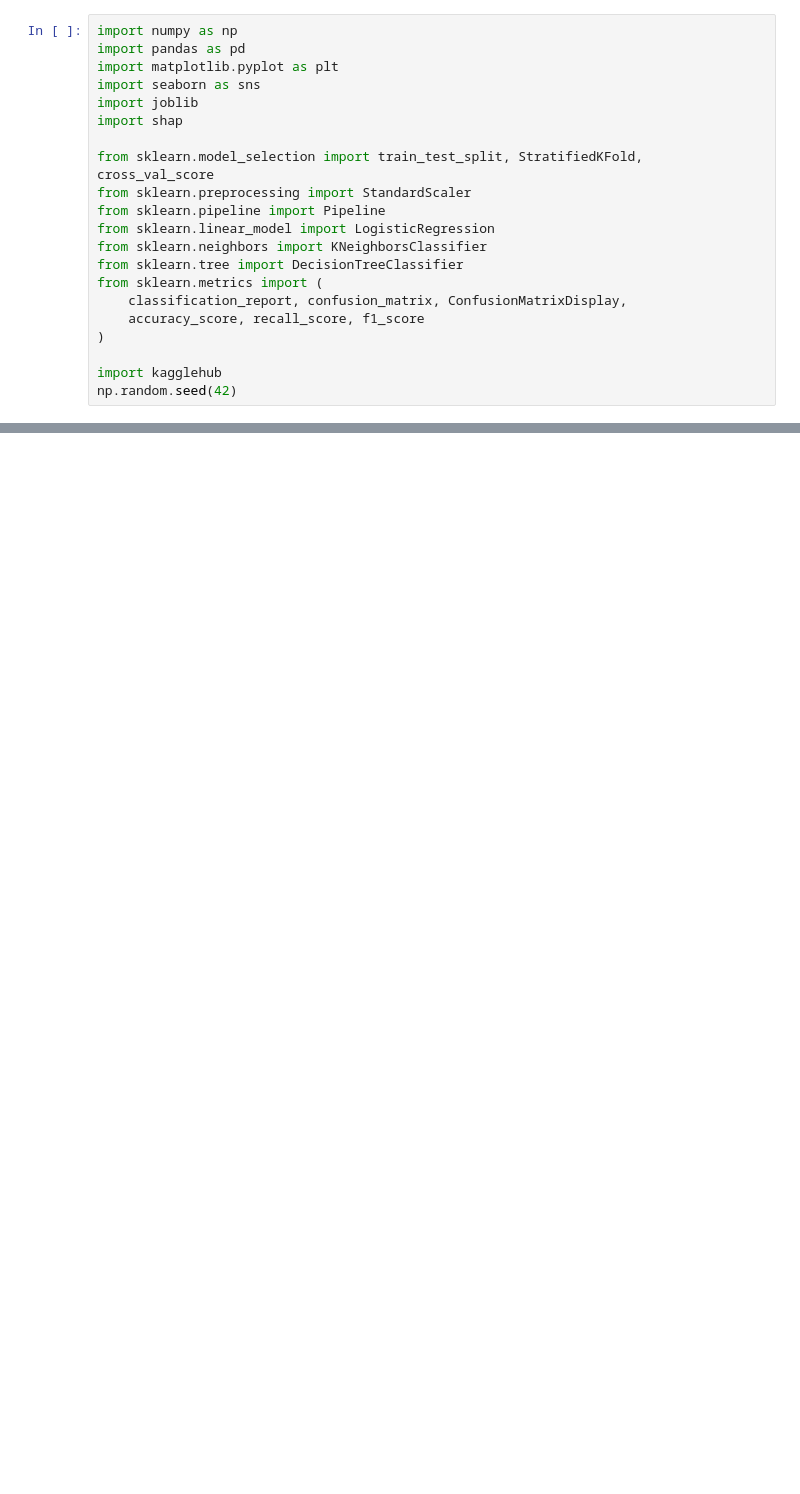
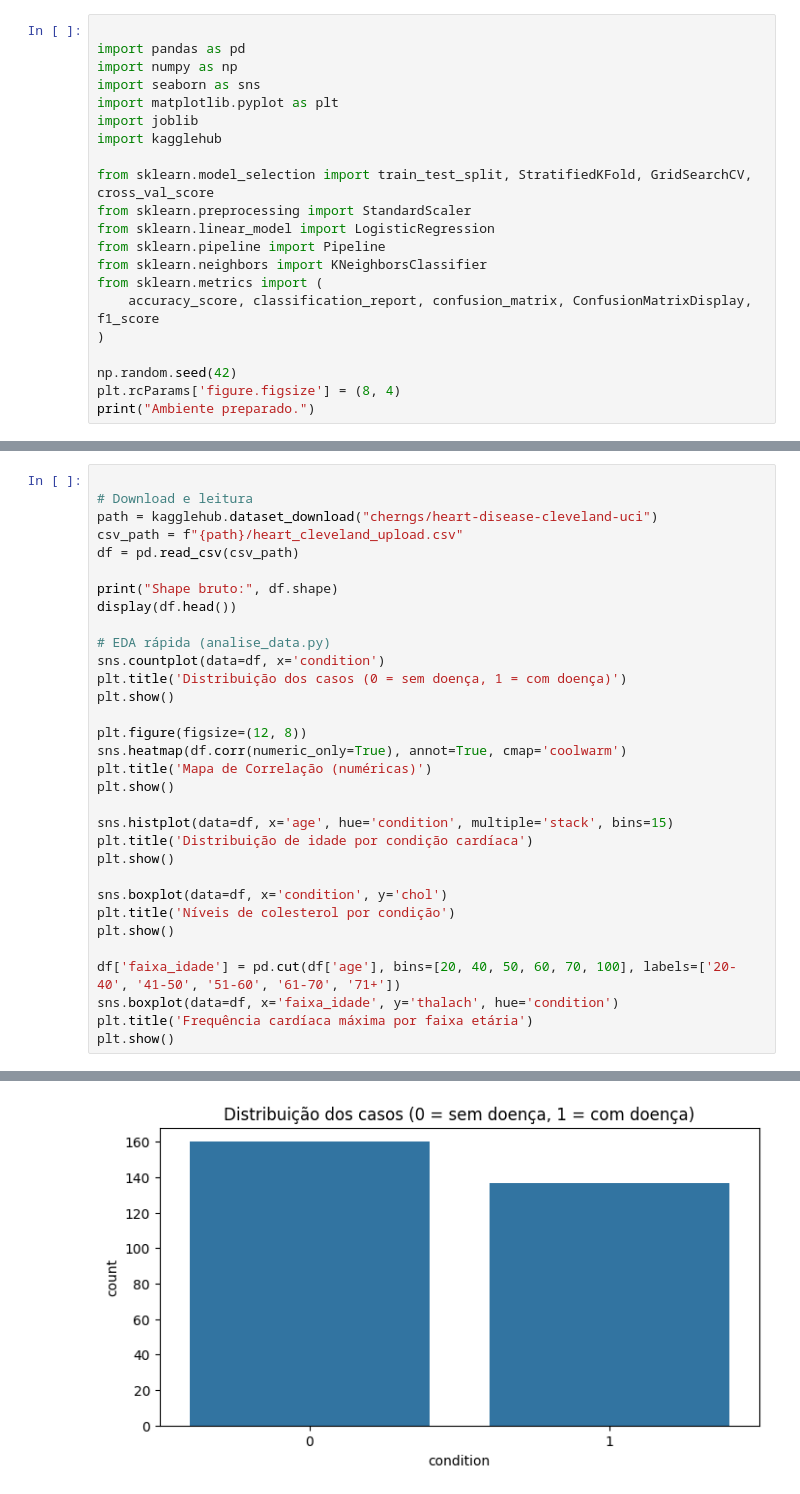
Before and after one commit to Bighetto/Fiap-posIA-fase-1, a Jupyter notebook: TechChallenge_FIAP_Fase_1.ipynb, the cells around one changed output, grey strips where cells are left out. Saved outputs shown, nothing was run; the diff lists cells and outputs as text; blank space fills up the shorter version.

Commit message:
atualiza notebook e analise knn

```diff
--- a/TechChallenge_FIAP_Fase_1.ipynb
+++ b/TechChallenge_FIAP_Fase_1.ipynb
@@ -21,21 +22,21 @@ Requisitos: `pandas`, `numpy`, `scikit-learn`, visualização (`matplotlib`/`sea
 # %%
+
+import pandas as pd
 import numpy as np
-import pandas as pd
+import seaborn as sns
 import matplotlib.pyplot as plt
-import seaborn as sns
 import joblib
-import shap
+import kagglehub
 
-from sklearn.model_selection import train_test_split, StratifiedKFold, cross_val_score
+from sklearn.model_selection import train_test_split, StratifiedKFold, GridSearchCV, cross_val_score
 from sklearn.preprocessing import StandardScaler
+from sklearn.linear_model import LogisticRegression
 from sklearn.pipeline import Pipeline
-from sklearn.linear_model import LogisticRegression
 from sklearn.neighbors import KNeighborsClassifier
-from sklearn.tree import DecisionTreeClassifier
 from sklearn.metrics import (
-    classification_report, confusion_matrix, ConfusionMatrixDisplay,
-    accuracy_score, recall_score, f1_score
+    accuracy_score, classification_report, confusion_matrix, ConfusionMatrixDisplay, f1_score
 )
 
-import kagglehub
 np.random.seed(42)
+plt.rcParams['figure.figsize'] = (8, 4)
+print("Ambiente preparado.")
@@ -112,0 +52,33 @@ dtype: int64
+# %%
+
+# Download e leitura
+path = kagglehub.dataset_download("cherngs/heart-disease-cleveland-uci")
+csv_path = f"{path}/heart_cleveland_upload.csv"
+df = pd.read_csv(csv_path)
+
+print("Shape bruto:", df.shape)
+display(df.head())
+
+# EDA rápida (analise_data.py)
+sns.countplot(data=df, x='condition')
+plt.title('Distribuição dos casos (0 = sem doença, 1 = com doença)')
+plt.show()
+
+plt.figure(figsize=(12, 8))
+sns.heatmap(df.corr(numeric_only=True), annot=True, cmap='coolwarm')
+plt.title('Mapa de Correlação (numéricas)')
+plt.show()
+
+sns.histplot(data=df, x='age', hue='condition', multiple='stack', bins=15)
+plt.title('Distribuição de idade por condição cardíaca')
+plt.show()
+
+sns.boxplot(data=df, x='condition', y='chol')
+plt.title('Níveis de colesterol por condição')
+plt.show()
+
+df['faixa_idade'] = pd.cut(df['age'], bins=[20, 40, 50, 60, 70, 100], labels=['20-40', '41-50', '51-60', '61-70', '71+'])
+sns.boxplot(data=df, x='faixa_idade', y='thalach', hue='condition')
+plt.title('Frequência cardíaca máxima por faixa etária')
+plt.show()
+# %% [output]
@@ -112,0 +92 @@ dtype: int64
+[figure, added]
```
Also changed, not shown: parts of 28 cells of this notebook, 1 other file.
